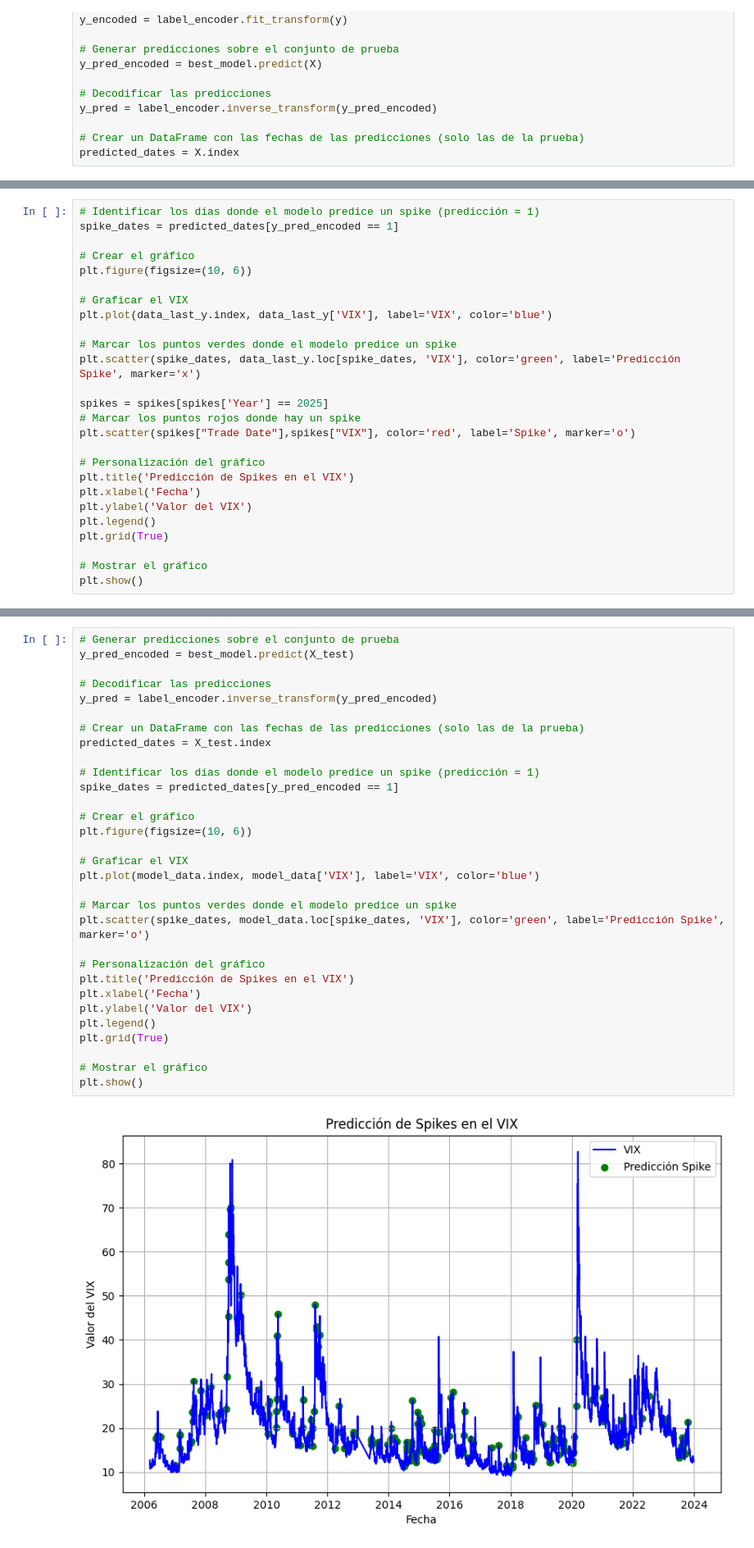
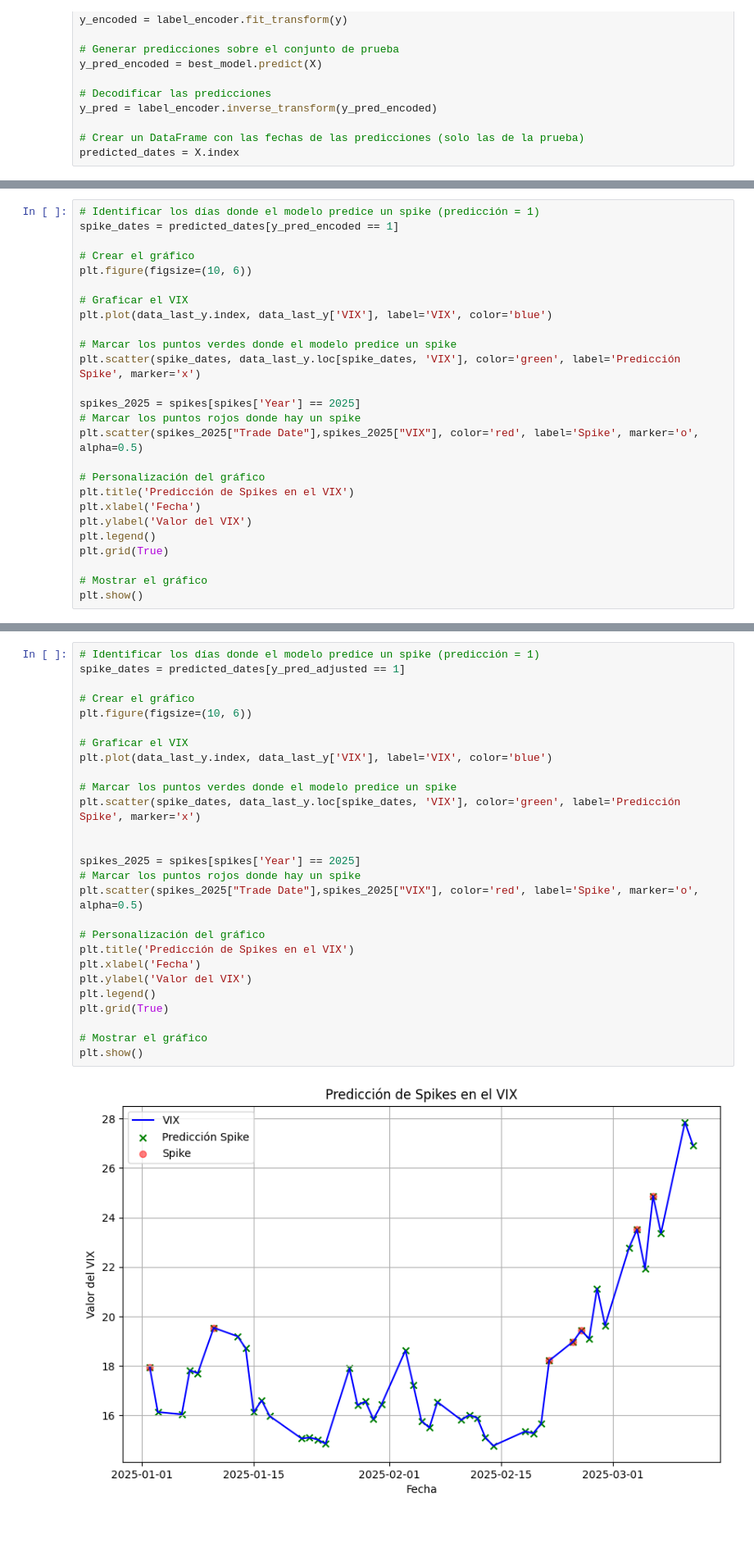
Before and after one commit to caan-am/vix_data, a Jupyter notebook: xgboost_VIX_spike_5D.ipynb, the cells around one changed output, grey strips where cells are left out. Shown: that part at 82% size. Drawn from its saved outputs; the diff is of its cells as text; blank space fills up the shorter version.

```diff
--- a/xgboost_VIX_spike_5D.ipynb
+++ b/xgboost_VIX_spike_5D.ipynb
@@ -223,9 +239,9 @@ plt.plot(data_last_y.index, data_last_y['VIX'], label='VIX', color='blue')
 # Marcar los puntos verdes donde el modelo predice un spike
 plt.scatter(spike_dates, data_last_y.loc[spike_dates, 'VIX'], color='green', label='Predicción Spike', marker='x')
 
-spikes = spikes[spikes['Year'] == 2025]
+spikes_2025 = spikes[spikes['Year'] == 2025]
 # Marcar los puntos rojos donde hay un spike
-plt.scatter(spikes["Trade Date"],spikes["VIX"], color='red', label='Spike', marker='o')
+plt.scatter(spikes_2025["Trade Date"],spikes_2025["VIX"], color='red', label='Spike', marker='o', alpha=0.5)
 
 # Personalización del gráfico
 plt.title('Predicción de Spikes en el VIX')
@@ -257,33 +292,29 @@ TypeError: Labels in y_true and y_pred should be of the same type. Got y_true=['
 # %%
-# Generar predicciones sobre el conjunto de prueba
-y_pred_encoded = best_model.predict(X_test)
-
-# Decodificar las predicciones
-y_pred = label_encoder.inverse_transform(y_pred_encoded)
-
-# Crear un DataFrame con las fechas de las predicciones (solo las de la prueba)
-predicted_dates = X_test.index
-
 # Identificar los días donde el modelo predice un spike (predicción = 1)
-spike_dates = predicted_dates[y_pred_encoded == 1]
+spike_dates = predicted_dates[y_pred_adjusted == 1]
 
 # Crear el gráfico
 plt.figure(figsize=(10, 6))
 
 # Graficar el VIX
-plt.plot(model_data.index, model_data['VIX'], label='VIX', color='blue')
+plt.plot(data_last_y.index, data_last_y['VIX'], label='VIX', color='blue')
 
 # Marcar los puntos verdes donde el modelo predice un spike
-plt.scatter(spike_dates, model_data.loc[spike_dates, 'VIX'], color='green', label='Predicción Spike', marker='o')
+plt.scatter(spike_dates, data_last_y.loc[spike_dates, 'VIX'], color='green', label='Predicción Spike', marker='x')
+
+
+spikes_2025 = spikes[spikes['Year'] == 2025]
+# Marcar los puntos rojos donde hay un spike
+plt.scatter(spikes_2025["Trade Date"],spikes_2025["VIX"], color='red', label='Spike', marker='o', alpha=0.5)
 
 # Personalización del gráfico
 plt.title('Predicción de Spikes en el VIX')
 plt.xlabel('Fecha')
 plt.ylabel('Valor del VIX')
 plt.legend()
 plt.grid(True)
 
 # Mostrar el gráfico
 plt.show()
 # %% [output]
-[figure, old version]
+[figure, new version]
```
Also changed, not shown: parts of 16 cells of this notebook.
